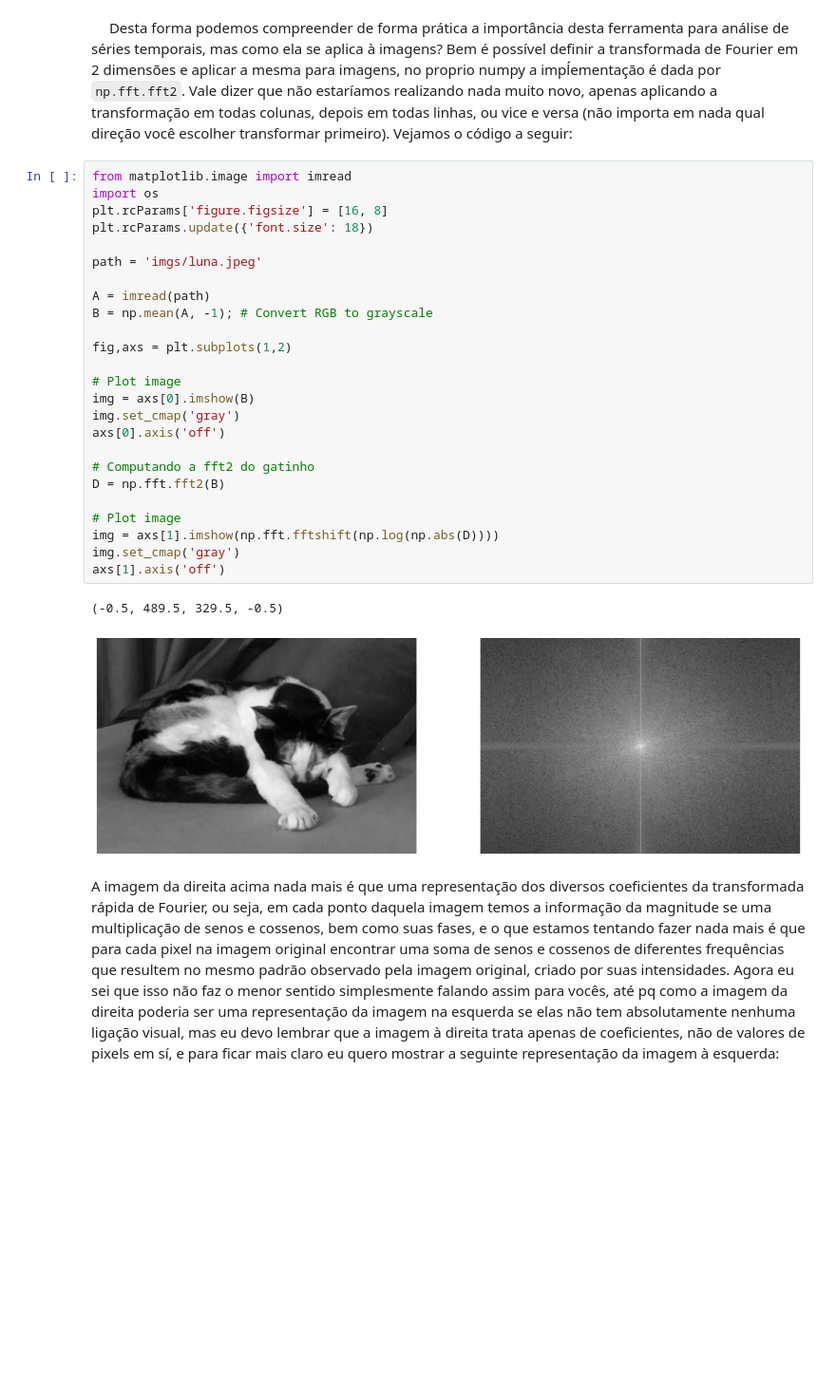
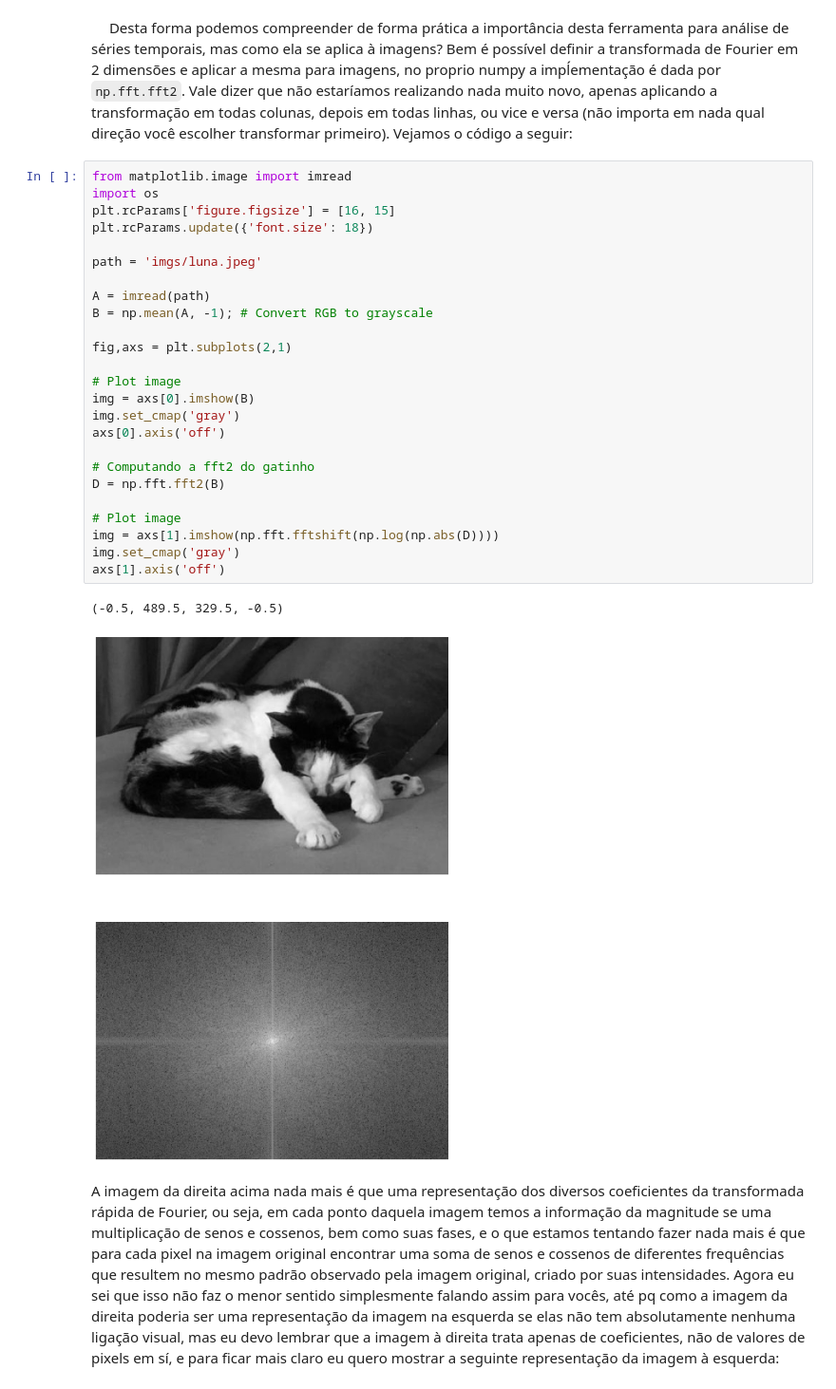
Before and after one commit to turing-usp/Satelites-identificacao-de-corpos-dagua, a Jupyter notebook: Docs/texto_wavelets/Transformada_Wavelets.ipynb, the cells around one changed output. Shown at 95% size. Drawn from its saved outputs; the diff is of its cells as text; blank space fills up the shorter version.

```diff
--- a/Docs/texto_wavelets/Transformada_Wavelets.ipynb
+++ b/Docs/texto_wavelets/Transformada_Wavelets.ipynb
@@ -93,31 +108,31 @@ plt.show()
 # %%
 from matplotlib.image import imread
 import os
-plt.rcParams['figure.figsize'] = [16, 8]
+plt.rcParams['figure.figsize'] = [16, 15]
 plt.rcParams.update({'font.size': 18})
 
 path = 'imgs/luna.jpeg'
 
 A = imread(path)
 B = np.mean(A, -1); # Convert RGB to grayscale
 
-fig,axs = plt.subplots(1,2)
+fig,axs = plt.subplots(2,1)
 
 # Plot image
 img = axs[0].imshow(B)
 img.set_cmap('gray')
 axs[0].axis('off')
 
 # Computando a fft2 do gatinho
 D = np.fft.fft2(B)
 
 # Plot image
 img = axs[1].imshow(np.fft.fftshift(np.log(np.abs(D))))
 img.set_cmap('gray')
 axs[1].axis('off')
 # %% [output]
 (-0.5, 489.5, 329.5, -0.5)
-[figure, old version]
+[figure, new version]
 # %% [markdown]
 A imagem da direita acima nada mais é que uma representação dos diversos coeficientes da transformada rápida de Fourier, ou seja, em cada ponto daquela imagem temos a informação da magnitude se uma multiplicação de senos e cossenos, bem como suas fases, e o que estamos tentando fazer nada mais é que para cada pixel na imagem original encontrar uma soma de senos e cossenos de diferentes frequências que resultem no mesmo padrão observado pela imagem original, criado por suas intensidades. Agora eu sei que isso não faz o menor sentido simplesmente falando assim para vocês, até pq como a imagem da direita poderia ser uma representação da imagem na esquerda se elas não tem absolutamente nenhuma ligação visual, mas eu devo lembrar que a imagem à direita trata apenas de coeficientes, não de valores de pixels em sí, e para ficar mais claro eu quero mostrar a seguinte representação da imagem à esquerda:
 # %%
```
Also changed, not shown: parts of 25 cells of this notebook, 3 other files.
